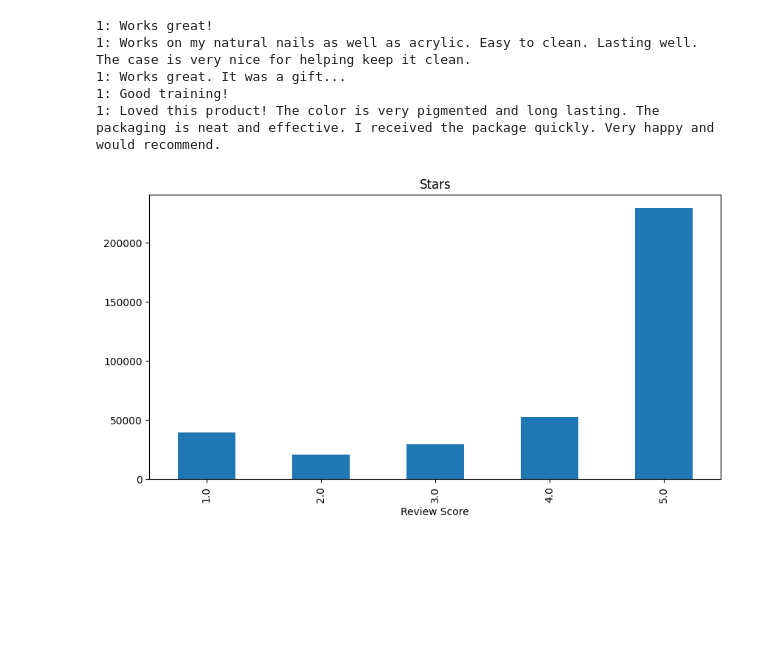
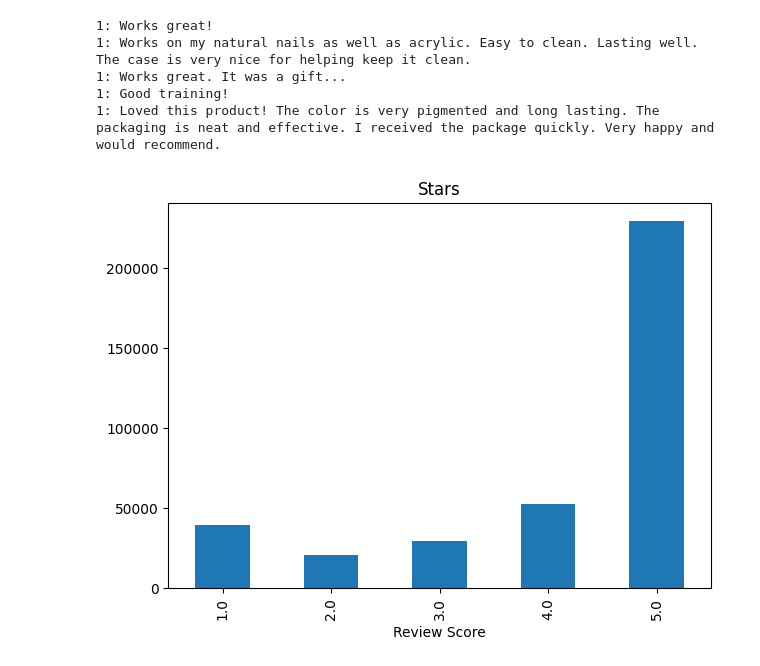
Before and after one commit to Ars030203/DNMA23-Proj, a Jupyter notebook: model_tes1.ipynb, the cells around one changed output. Saved outputs shown, nothing was run; the diff lists cells and outputs as text; code cells hidden in the pictures; blank space fills up the shorter version.

```diff
--- a/model_tes1.ipynb
+++ b/model_tes1.ipynb
@@ -98,9 +99,9 @@ for s, l in zip(x_train_text[:5], y_train[:5]):
 # %%
 ax = df['overall'].value_counts().sort_index()\
     .plot(kind= 'bar',
     title = 'Stars',
-    figsize=(10,5))
+    figsize=(7,5))
 ax.set_xlabel('Review Score')
 plt.show()
 # %% [output]
-[figure, old version]
+[figure, new version]
```
Also changed, not shown: parts of 10 cells of this notebook.
